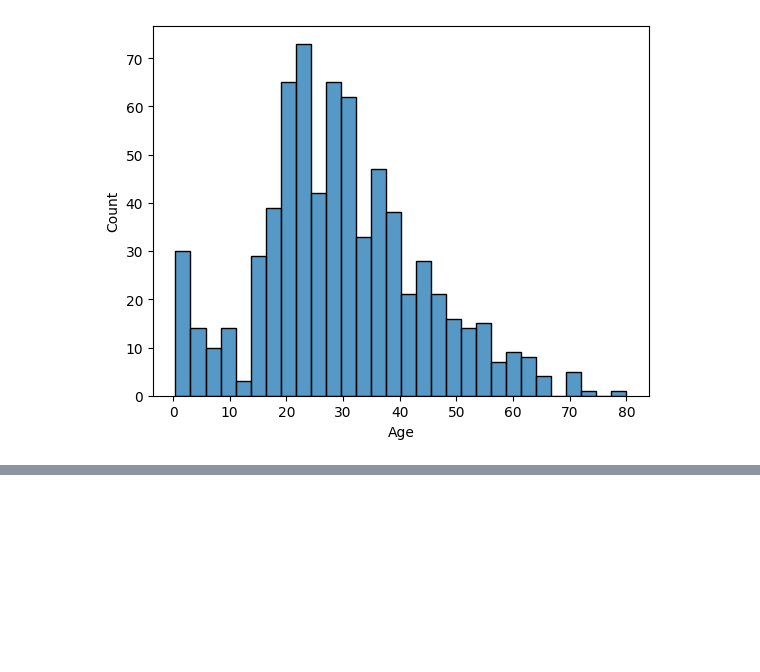
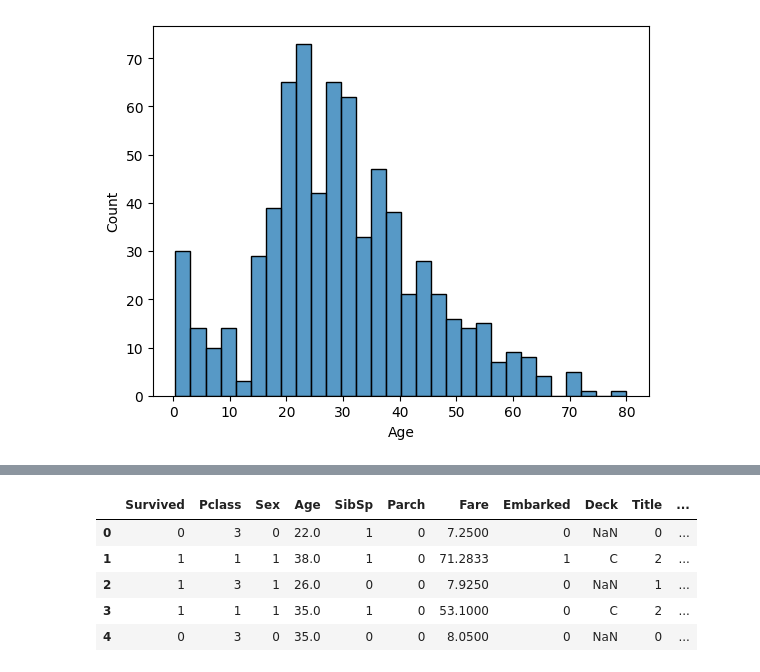
Before and after one commit to KickOutFury/AI-STUDY, a Jupyter notebook: KAGGLE/titanic/titanic_eda.ipynb, the cells around one changed output, grey strips where cells are left out. Cells and saved outputs as stored; diff of their text form; code cells hidden in the pictures; blank space fills up the shorter version.

```diff
--- a/KAGGLE/titanic/titanic_eda.ipynb
+++ b/KAGGLE/titanic/titanic_eda.ipynb
@@ -184,0 +233,15 @@ plt.show()
+# %%
+#문자 데이터를 숫자로 변환 >> ML모델은 숫자만 사용
+train["Sex"] = train["Sex"].map({"male":0, "female":1})
+train["Embarked"] = train["Embarked"].map({"S":0,"C":1,"Q":2})
+title_map = {"Mr":0,"Miss":1,"Mrs":2,"Master":3,"Rare":4}
+train["Title"] = train["Title"].map(title_map)
+# %%
+train.head()
+# %% [output]
+|  | Survived | Pclass | Sex | Age | SibSp | Parch | Fare | Embarked | Deck | Title | ... |
+| 0 | 0 | 3 | 0 | 22.0 | 1 | 0 | 7.2500 | 0 | NaN | 0 | ... |
+| 1 | 1 | 1 | 1 | 38.0 | 1 | 0 | 71.2833 | 1 | C | 2 | ... |
+| 2 | 1 | 3 | 1 | 26.0 | 0 | 0 | 7.9250 | 0 | NaN | 1 | ... |
+| 3 | 1 | 1 | 1 | 35.0 | 1 | 0 | 53.1000 | 0 | C | 2 | ... |
+| 4 | 0 | 3 | 0 | 35.0 | 0 | 0 | 8.0500 | 0 | NaN | 0 | ... |
```
Also changed, not shown: parts of 24 cells of this notebook, 1 other file.
